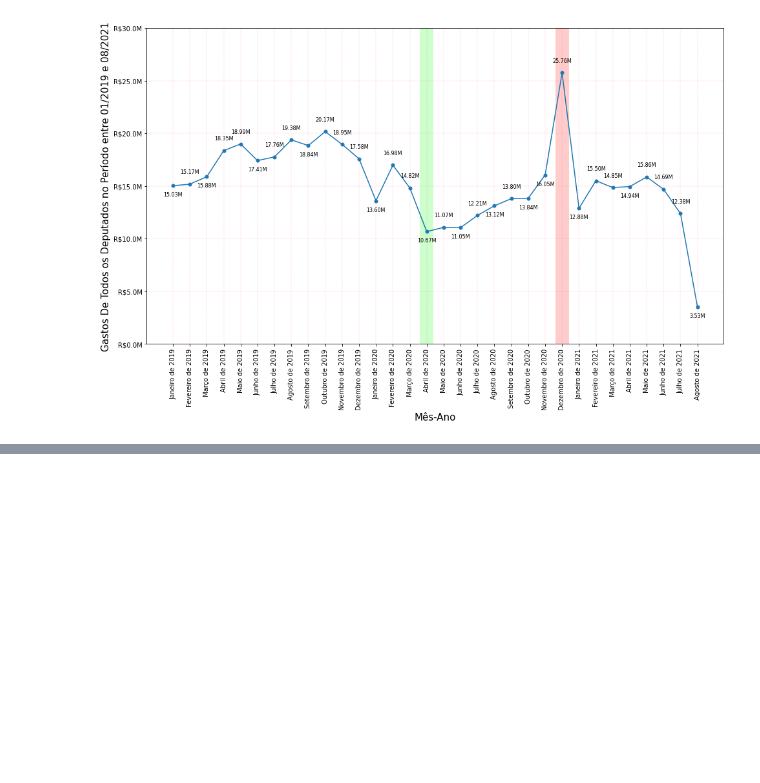
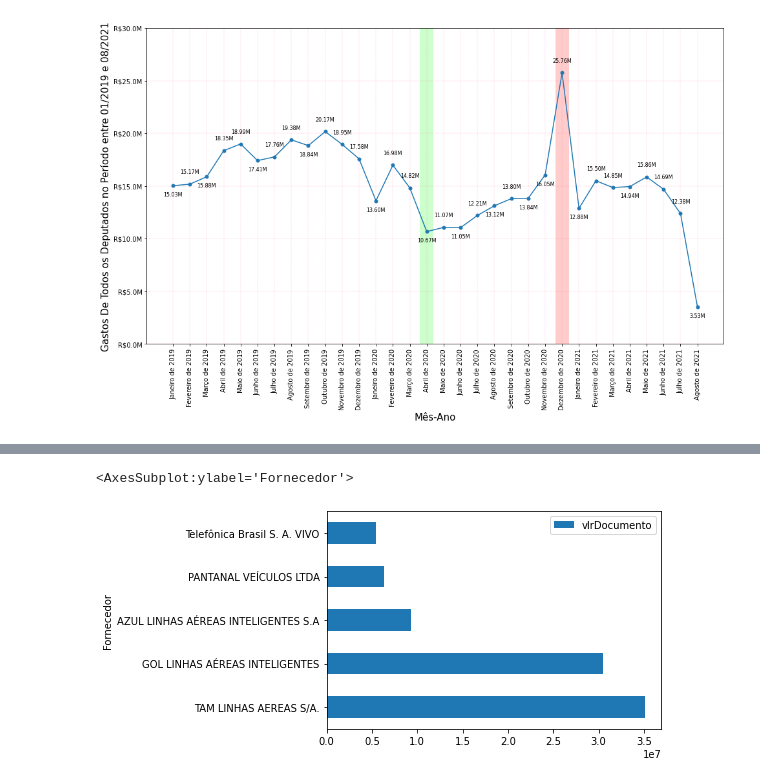
Before and after one commit to derekmartins/AnaliseCotaParlamentarDeputadosFederais, a Jupyter notebook: Análise Prévia.ipynb, the cells around one changed output, grey strips where cells are left out. Drawn from its saved outputs; the diff is of its cells as text; code cells hidden in the pictures; blank space fills up the shorter version.

```diff
--- a/Análise Prévia.ipynb
+++ b/Análise Prévia.ipynb
@@ -112,0 +261,5 @@ plt.show()
+# %%
+colunas_analisadas = ['txtCNPJCPF', 'vlrLiquido', 'vlrDocumento']
+df = dado[colunas_analisadas]
+gpcnpj = utils.soma_gastos(df).sort_values('vlrLiquido')
+gpcnpj
@@ -112,0 +480,3 @@ plt.show()
+# %%
+for cnpj in gpcnpj.nlargest(10, columns='vlrDocumento').txtCNPJCPF:
+    display(utils.buscar_por_cnpj(dado, cnpj).txtFornecedor.unique())
@@ -112,0 +541,18 @@ plt.show()
+# %%
+colunas_analisadas = ['txtCNPJCPF', 'vlrDocumento']
+df = dado[colunas_analisadas]
+gpcnpj = utils.soma_gastos(df).sort_values('vlrDocumento', ascending=False).reset_index()[:5].copy()
+
+l = []
+
+for cnpj in gpcnpj.nlargest(5, columns='vlrDocumento').txtCNPJCPF:
+    l.append(utils.buscar_por_cnpj(dado, cnpj).txtFornecedor.unique()[0])
+
+
+gpcnpj['Fornecedor'] = pd.Series(l)
+
+
+gpcnpj[['Fornecedor', 'vlrDocumento']].set_index('Fornecedor').plot.barh()
+# %% [output]
+<AxesSubplot:ylabel='Fornecedor'>
+[figure, added]
```
Also changed, not shown: parts of 26 cells of this notebook, 2 other files.
